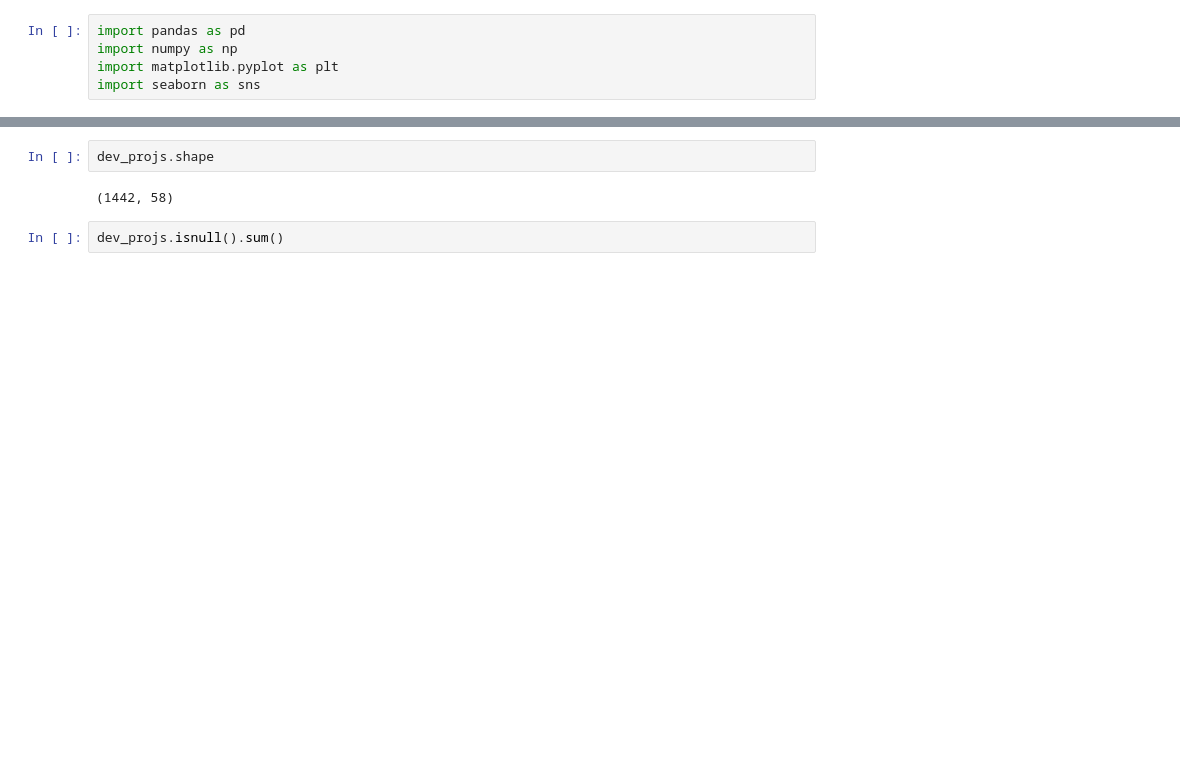
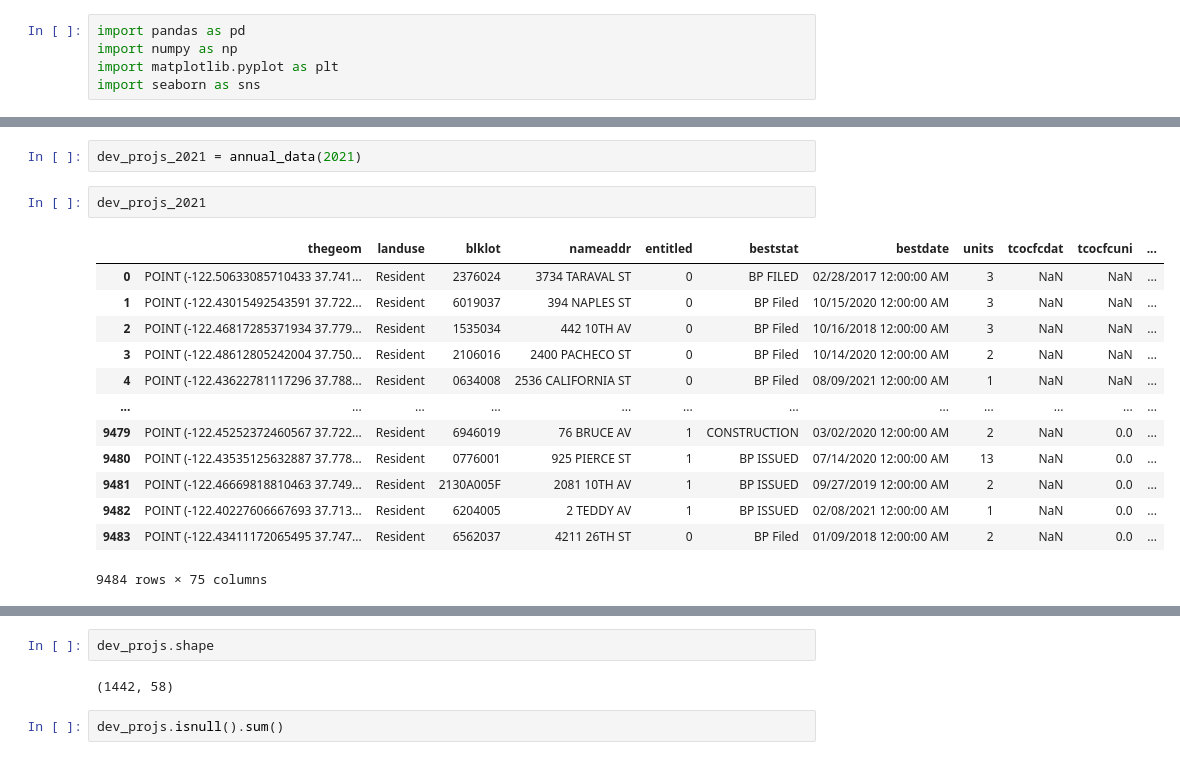
Before and after one commit to joeynotaro/sf-affordable-housing, a Jupyter notebook: eda.ipynb, the cells around one changed output, grey strips where cells are left out. Drawn from its saved outputs; the diff is of its cells as text; blank space fills up the shorter version.

```diff
--- a/eda.ipynb
+++ b/eda.ipynb
@@ -17,0 +101,18 @@ dev_projs.head()
+# %%
+dev_projs_2021 = annual_data(2021)
+# %%
+dev_projs_2021
+# %% [output]
+|  | thegeom | landuse | blklot | nameaddr | entitled | beststat | bestdate | units | tcocfcdat | tcocfcuni | ... |
+| 0 | POINT (-122.50633085710433 37.741... | Resident | 2376024 | 3734 TARAVAL ST | 0 | BP FILED | 02/28/2017 12:00:00 AM | 3 | NaN | NaN | ... |
+| 1 | POINT (-122.43015492543591 37.722... | Resident | 6019037 | 394 NAPLES ST | 0 | BP Filed | 10/15/2020 12:00:00 AM | 3 | NaN | NaN | ... |
+| 2 | POINT (-122.46817285371934 37.779... | Resident | 1535034 | 442 10TH AV | 0 | BP Filed | 10/16/2018 12:00:00 AM | 3 | NaN | NaN | ... |
+| 3 | POINT (-122.48612805242004 37.750... | Resident | 2106016 | 2400 PACHECO ST | 0 | BP Filed | 10/14/2020 12:00:00 AM | 2 | NaN | NaN | ... |
+| 4 | POINT (-122.43622781117296 37.788... | Resident | 0634008 | 2536 CALIFORNIA ST | 0 | BP Filed | 08/09/2021 12:00:00 AM | 1 | NaN | NaN | ... |
+| ... | ... | ... | ... | ... | ... | ... | ... | ... | ... | ... | ... |
+| 9479 | POINT (-122.45252372460567 37.722... | Resident | 6946019 | 76 BRUCE AV | 1 | CONSTRUCTION | 03/02/2020 12:00:00 AM | 2 | NaN | 0.0 | ... |
+| 9480 | POINT (-122.43535125632887 37.778... | Resident | 0776001 | 925 PIERCE ST | 1 | BP ISSUED | 07/14/2020 12:00:00 AM | 13 | NaN | 0.0 | ... |
+| 9481 | POINT (-122.46669818810463 37.749... | Resident | 2130A005F | 2081 10TH AV | 1 | BP ISSUED | 09/27/2019 12:00:00 AM | 2 | NaN | 0.0 | ... |
+| 9482 | POINT (-122.40227606667693 37.713... | Resident | 6204005 | 2 TEDDY AV | 1 | BP ISSUED | 02/08/2021 12:00:00 AM | 1 | NaN | 0.0 | ... |
+| 9483 | POINT (-122.43411172065495 37.747... | Resident | 6562037 | 4211 26TH ST | 0 | BP Filed | 01/09/2018 12:00:00 AM | 2 | NaN | 0.0 | ... |
+9484 rows × 75 columns
```
Also changed, not shown: parts of 25 cells of this notebook, 3 other files.
